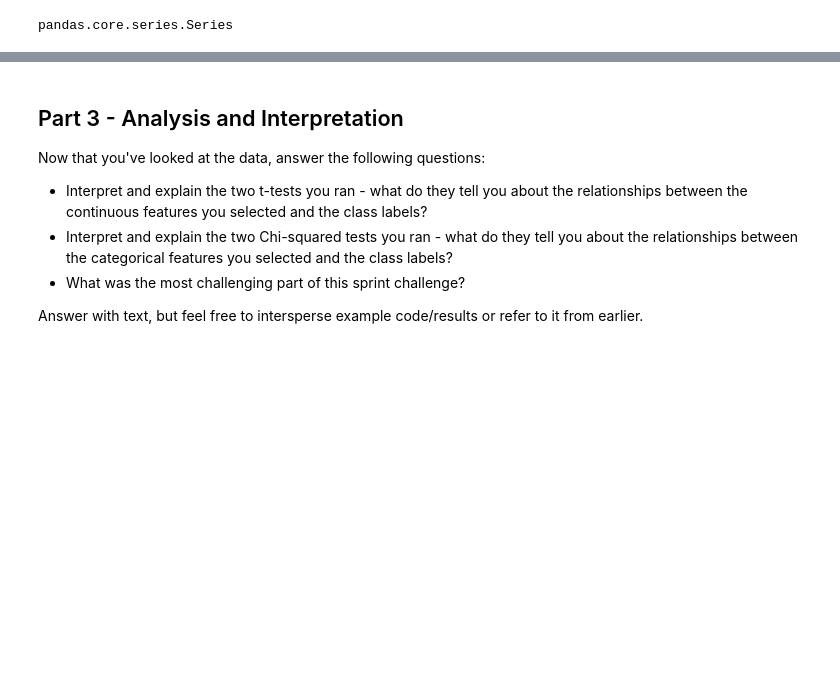
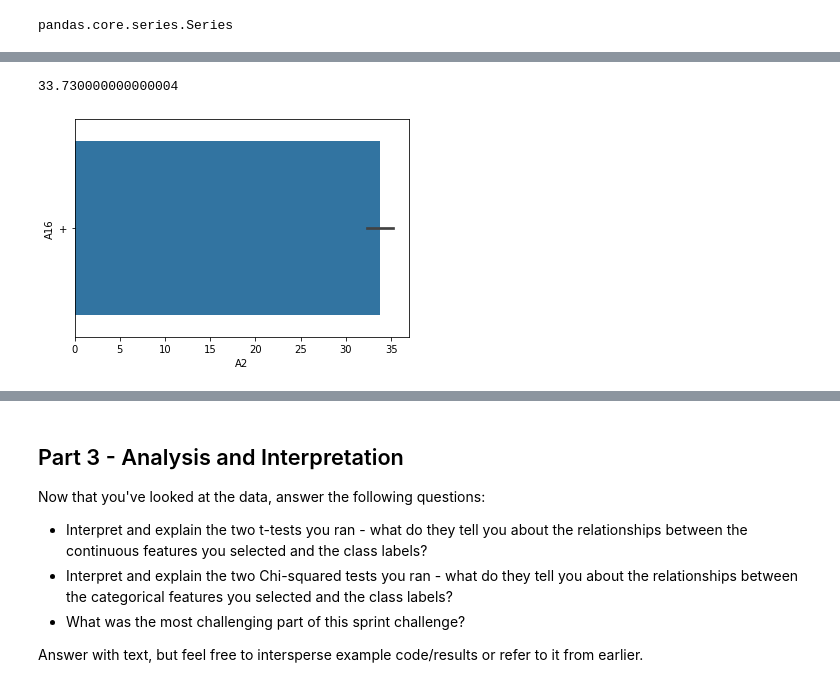
Before and after one commit to JackRossProjects/DS-Unit-1-Sprint-2-Statistics, a Jupyter notebook: DS_Unit_1_Sprint_Challenge_2.ipynb, the cells around one changed output, grey strips where cells are left out. Cells and saved outputs as stored; diff of their text form; code cells hidden in the pictures; blank space fills up the shorter version.

```diff
--- a/DS_Unit_1_Sprint_Challenge_2.ipynb
+++ b/DS_Unit_1_Sprint_Challenge_2.ipynb
@@ -184,0 +202,4 @@ dtype: object
+# %%
+plus_ = df[df['A16'] == '+']
+minus_ = df[df['A16'] == '-']
+minus_.head()
@@ -184,0 +253,6 @@ dtype: object
+# %%
+sns.barplot(x="A2", y="A16", data=plus_)
+print(plus_['A2'].mean())
+# %% [output]
+33.730000000000004
+[figure, added]
```
Also changed, not shown: parts of 37 cells of this notebook.
